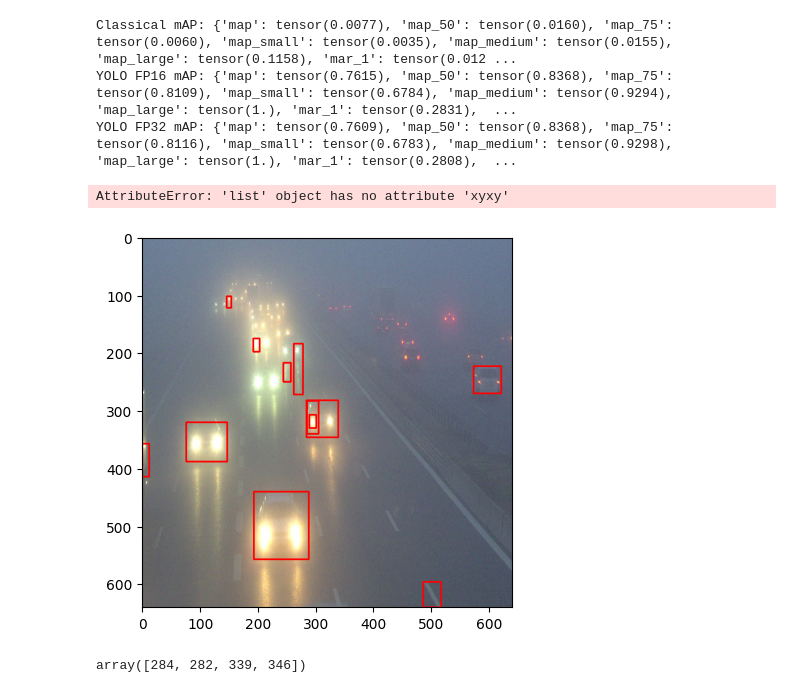
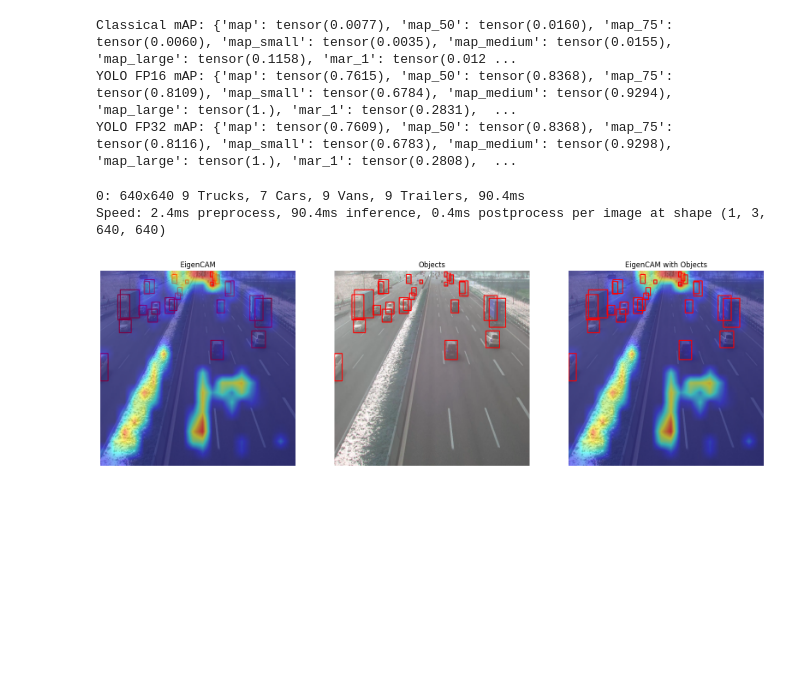
Before and after one commit to StanleyJo-37/Secure-and-Safe-Traffic-Watcher-SSTW, a Jupyter notebook: ai/testing_and_eval.ipynb, the cells around one changed output. Saved outputs shown, nothing was run; the diff lists cells and outputs as text; code cells hidden in the pictures; blank space fills up the shorter version.

Commit message:
# feat finalize evaluation and v1 of sstw

```diff
--- a/ai/testing_and_eval.ipynb
+++ b/ai/testing_and_eval.ipynb
@@ -125,29 +128,43 @@ print("YOLO FP32 mAP:", yolo_fp32_mAP.compute())
 Classical mAP: {'map': tensor(0.0077), 'map_50': tensor(0.0160), 'map_75': tensor(0.0060), 'map_small': tensor(0.0035), 'map_medium': tensor(0.0155), 'map_large': tensor(0.1158), 'mar_1': tensor(0.012 ...
 YOLO FP16 mAP: {'map': tensor(0.7615), 'map_50': tensor(0.8368), 'map_75': tensor(0.8109), 'map_small': tensor(0.6784), 'map_medium': tensor(0.9294), 'map_large': tensor(1.), 'mar_1': tensor(0.2831),  ...
 YOLO FP32 mAP: {'map': tensor(0.7609), 'map_50': tensor(0.8368), 'map_75': tensor(0.8116), 'map_small': tensor(0.6783), 'map_medium': tensor(0.9298), 'map_large': tensor(1.), 'mar_1': tensor(0.2808),  ...
-# %%
-import matplotlib.pyplot as plt
-import cv2
-
-# Run inference on ONE image
-# test_img = image_test[0]
-# classic_result = classical_model([test_img])[0]
-
-# Draw Boxes
-debug_img = test_img.copy()
-if len(classic_result.boxes) > 0:
-  for box in classic_result.boxes:
-    x1, y1, x2, y2 = map(int, box.xyxy[0])
-    cv2.rectangle(debug_img, (x1, y1), (x2, y2), (0, 0, 255), 2)
-
-# Show
-plt.imshow(cv2.cvtColor(debug_img, cv2.COLOR_BGR2RGB))
-plt.title(f"Classical Detections: {len(classic_result.boxes.xyxy)}")
-plt.show()
-# %% [output]
-AttributeError: 'list' object has no attribute 'xyxy'
-[figure, removed]
-# %%
-classic_result.boxes[0].xyxy[0]
-# %% [output]
-array([284, 282, 339, 346])
+# %%
+yolo_model = YOLO('training/yolo_sstw/weights/best.pt')
+yolo_model.cpu()
+
+target_layers = [yolo_model.model.model[-4]]
+
+yolo_cam = EigenCAM(yolo_model, target_layers, task='od')
+# %%
+index = np.random.randint(0, 30)
+img = image_test[index]
+# %%
+grayscale_cam = yolo_cam(img)[0, :, :]
+cam_image = show_cam_on_image(img / 255., grayscale_cam, use_rgb=True)
+
+plt.figure(figsize=(20, 8))
+
+plt.subplot(1, 3, 1)
+plt.title('EigenCAM')
+plt.imshow(cam_image)
+plt.axis('off')
+
+for x1, y1, x2, y2 in formatted_true_test[index]['boxes']:
+  cv2.rectangle(img, (int(x1), int(y1)), (int(x2), int(y2)), (255, 0, 0), 2)
+  cv2.rectangle(cam_image, (int(x1), int(y1)), (int(x2), int(y2)), (255, 0, 0), 2)
+
+plt.subplot(1, 3, 2)
+plt.title('Objects')
+plt.imshow(img)
+plt.axis('off')
+
+plt.subplot(1, 3, 3)
+plt.title('EigenCAM with Objects')
+plt.imshow(cam_image)
+plt.axis('off')
+
+plt.show()
+# %% [output]
+0: 640x640 9 Trucks, 7 Cars, 9 Vans, 9 Trailers, 90.4ms
+Speed: 2.4ms preprocess, 90.4ms inference, 0.4ms postprocess per image at shape (1, 3, 640, 640)
+[figure, added]
```
Also changed, not shown: parts of 1 cell of this notebook, 15 other files.
